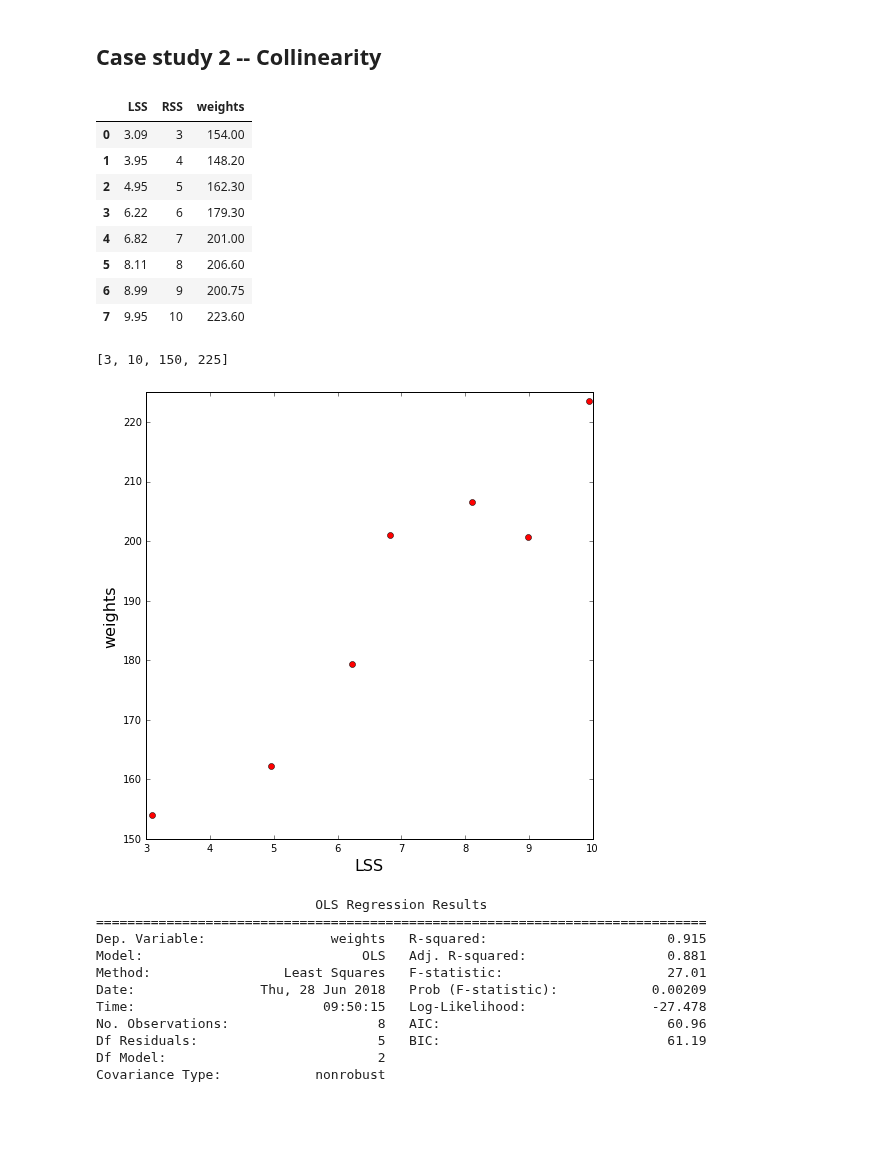
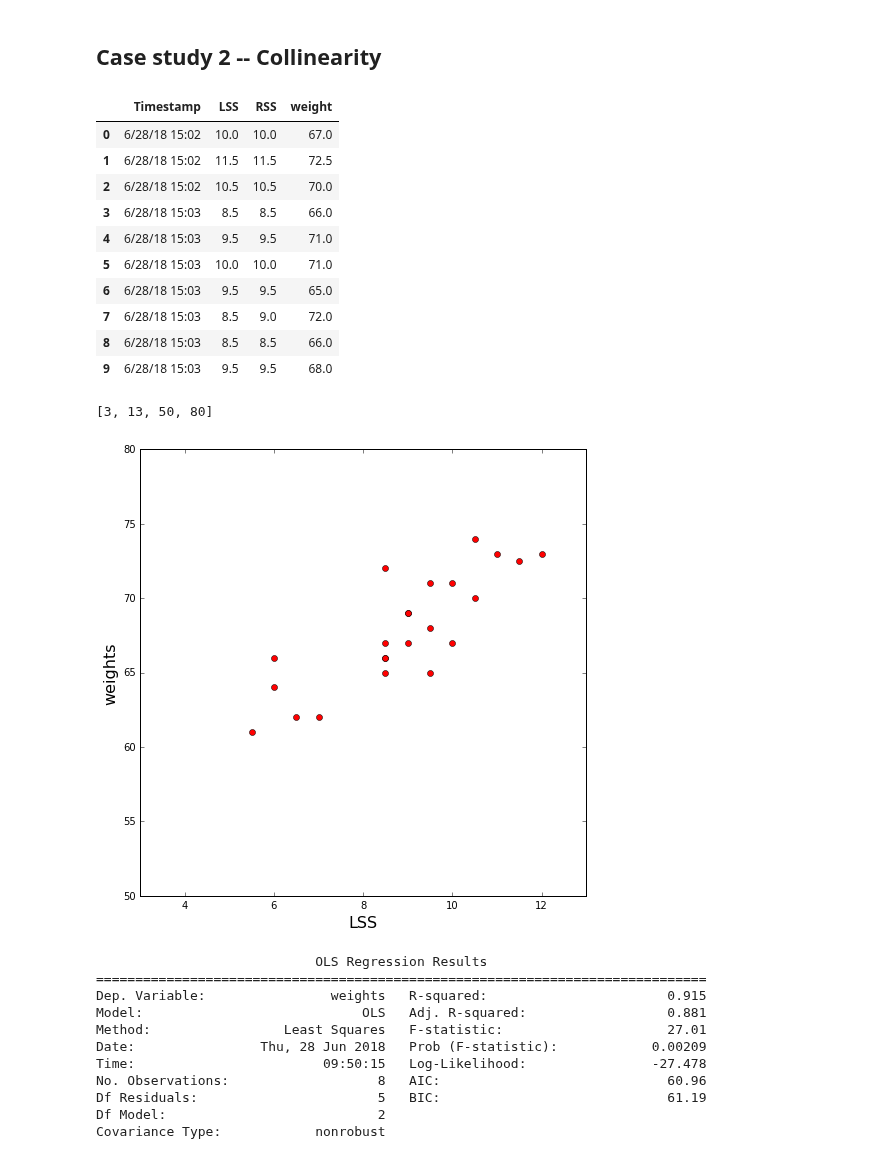
Before and after one commit to fresques/RegressionInTheNewsroom, a Jupyter notebook: case study 2.ipynb, the cells around one changed output. Drawn from its saved outputs; the diff is of its cells as text; code cells hidden in the pictures; blank space fills up the shorter version.

Commit message:
Update with real data

```diff
--- a/case study 2.ipynb
+++ b/case study 2.ipynb
@@ -16,36 +16,38 @@ from statsmodels.graphics.regressionplots import abline_plot
 # 120 + RSS value + normally distributed deviates with sd=10
 #weights = [154,148.2,162.3,179.3,201,206.6,200.75,223.6]
 
-df = pd.read_csv('data/shoestest.csv')
+df = pd.read_csv('data/shoes.csv')
 # %%
 df.head(10)
 # %% [output]
-|  | LSS | RSS | weights |
-| 0 | 3.09 | 3 | 154.00 |
-| 1 | 3.95 | 4 | 148.20 |
-| 2 | 4.95 | 5 | 162.30 |
-| 3 | 6.22 | 6 | 179.30 |
-| 4 | 6.82 | 7 | 201.00 |
-| 5 | 8.11 | 8 | 206.60 |
-| 6 | 8.99 | 9 | 200.75 |
-| 7 | 9.95 | 10 | 223.60 |
+|  | Timestamp | LSS | RSS | weight |
+| 0 | 6/28/18 15:02 | 10.0 | 10.0 | 67.0 |
+| 1 | 6/28/18 15:02 | 11.5 | 11.5 | 72.5 |
+| 2 | 6/28/18 15:02 | 10.5 | 10.5 | 70.0 |
+| 3 | 6/28/18 15:03 | 8.5 | 8.5 | 66.0 |
+| 4 | 6/28/18 15:03 | 9.5 | 9.5 | 71.0 |
+| 5 | 6/28/18 15:03 | 10.0 | 10.0 | 71.0 |
+| 6 | 6/28/18 15:03 | 9.5 | 9.5 | 65.0 |
+| 7 | 6/28/18 15:03 | 8.5 | 9.0 | 72.0 |
+| 8 | 6/28/18 15:03 | 8.5 | 8.5 | 66.0 |
+| 9 | 6/28/18 15:03 | 9.5 | 9.5 | 68.0 |
 # %%
 %matplotlib inline
 import matplotlib.pyplot as plt
 
 width = 8
 height = 8
 plt.figure(figsize=(width, height))
 
-plt.plot(LSS, weights, 'ro')
+plt.plot(df['LSS'], df['weight'], 'ro')
 
 plt.xlabel('LSS', fontsize=16)
 plt.ylabel('weights', fontsize=16)
 
-plt.axis([3, 10, 150, 225])
+plt.axis([3, 13, 50, 80])
 # %% [output]
-[3, 10, 150, 225]
+[3, 13, 50, 80]
-[figure, old version]
+[figure, new version]
 # %%
 m = smf.ols(formula='weights ~ LSS + RSS', data=df).fit()
 # %%
```
Also changed, not shown: parts of 1 cell of this notebook.
